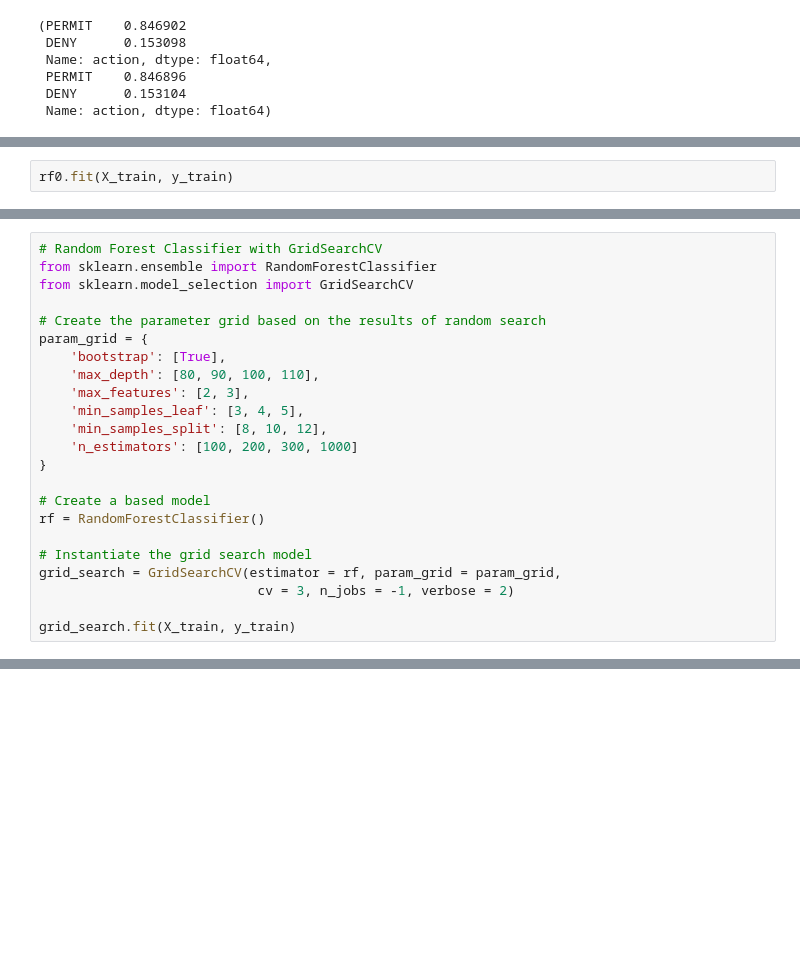
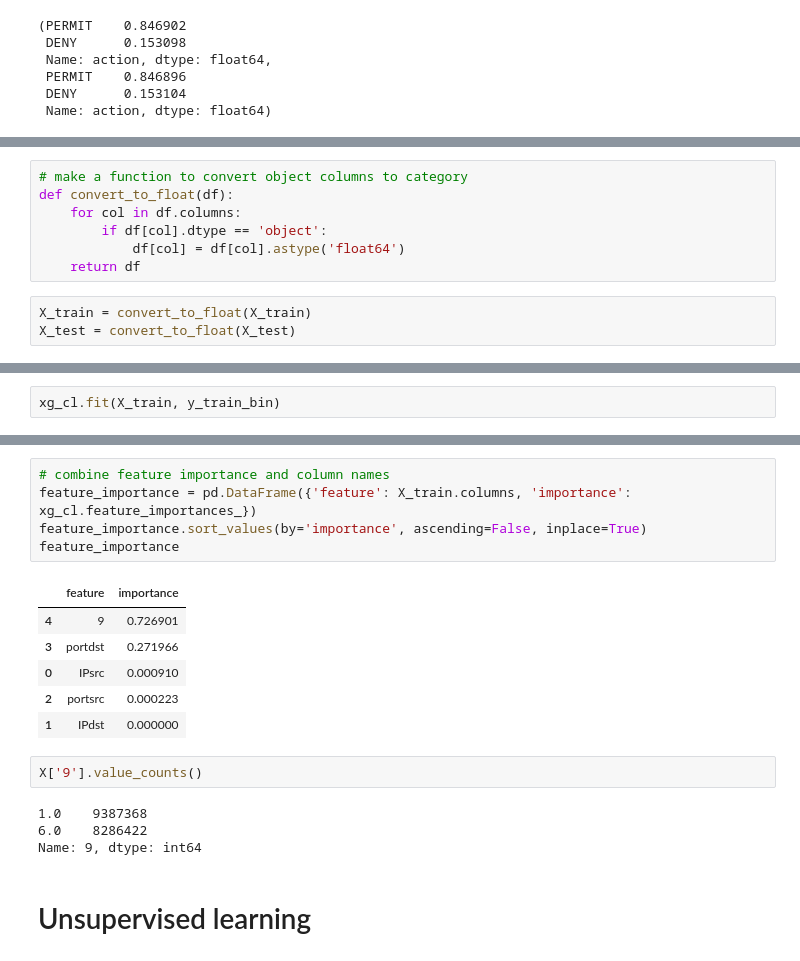
Before and after one commit to AntoGrd/Challenge_OPSIE-SISE, a Jupyter notebook: model/model_analysis.ipynb, the cells around one changed output, grey strips where cells are left out. Drawn from its saved outputs; the diff is of its cells as text; blank space fills up the shorter version.

Commit message:
models notebook

```diff
--- a/model/model_analysis.ipynb
+++ b/model/model_analysis.ipynb
@@ -158,0 +201,10 @@ rf0 = RandomForestClassifier(n_estimators=100, random_state=0)
+# %%
+# make a function to convert object columns to category
+def convert_to_float(df):
+    for col in df.columns:
+        if df[col].dtype == 'object':
+            df[col] = df[col].astype('float64')
+    return df
+# %%
+X_train = convert_to_float(X_train)
+X_test = convert_to_float(X_test)
@@ -159,2 +220,2 @@ rf0 = RandomForestClassifier(n_estimators=100, random_state=0)
 # %%
-rf0.fit(X_train, y_train)
+xg_cl.fit(X_train, y_train_bin)
@@ -161,23 +233,0 @@ rf0.fit(X_train, y_train)
-# %%
-# Random Forest Classifier with GridSearchCV
-from sklearn.ensemble import RandomForestClassifier
-from sklearn.model_selection import GridSearchCV
-
-# Create the parameter grid based on the results of random search
-param_grid = {
-    'bootstrap': [True],
-    'max_depth': [80, 90, 100, 110],
-    'max_features': [2, 3],
-    'min_samples_leaf': [3, 4, 5],
-    'min_samples_split': [8, 10, 12],
-    'n_estimators': [100, 200, 300, 1000]
-}
-
-# Create a based model
-rf = RandomForestClassifier()
-
-# Instantiate the grid search model
-grid_search = GridSearchCV(estimator = rf, param_grid = param_grid,
-                            cv = 3, n_jobs = -1, verbose = 2)
-
-grid_search.fit(X_train, y_train)
@@ -183,0 +254,20 @@ grid_search.fit(X_train, y_train)
+# %%
+# combine feature importance and column names
+feature_importance = pd.DataFrame({'feature': X_train.columns, 'importance': xg_cl.feature_importances_})
+feature_importance.sort_values(by='importance', ascending=False, inplace=True)
+feature_importance
+# %% [output]
+|  | feature | importance |
+| 4 | 9 | 0.726901 |
+| 3 | portdst | 0.271966 |
+| 0 | IPsrc | 0.000910 |
+| 2 | portsrc | 0.000223 |
+| 1 | IPdst | 0.000000 |
+# %%
+X['9'].value_counts()
+# %% [output]
+1.0    9387368
+6.0    8286422
+Name: 9, dtype: int64
+# %% [markdown]
+# Unsupervised learning
```
Also changed, not shown: parts of 17 cells of this notebook.
